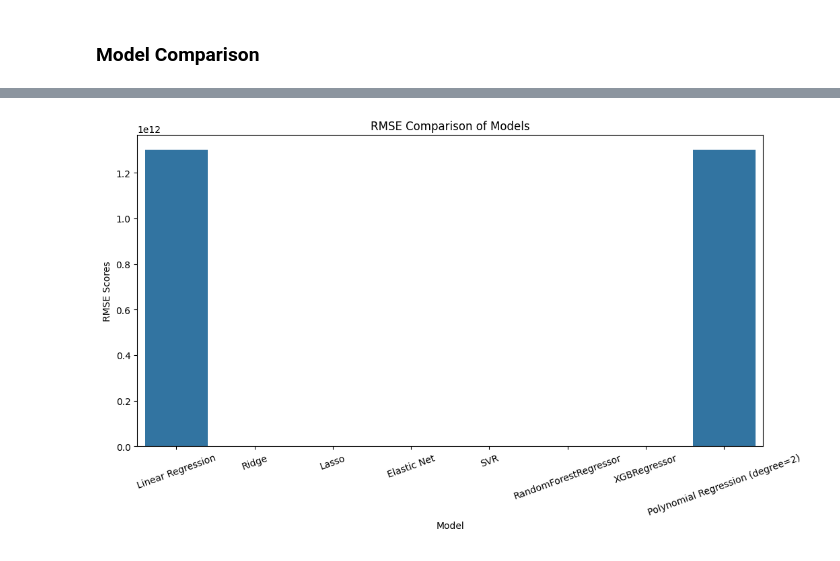
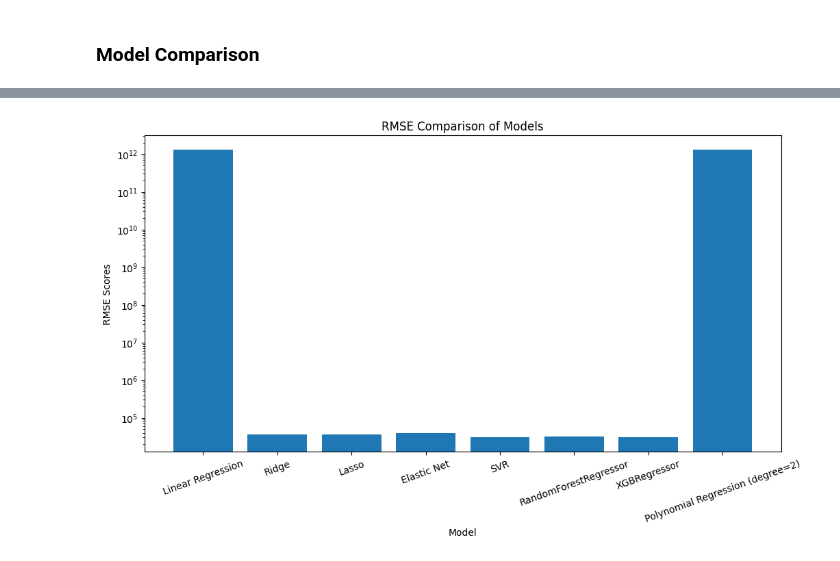
Before and after one commit to nithya1820/House-Price-Prediction, a Jupyter notebook: housepricepre.ipynb, the cells around one changed output, grey strips where cells are left out. Cells and saved outputs as stored; diff of their text form; code cells hidden in the pictures.

```diff
--- a/housepricepre.ipynb
+++ b/housepricepre.ipynb
@@ -610,12 +630,14 @@ models.sort_values(by="RMSE (Cross-Validation)")
 | 7 | Polynomial Regression (degree=2) | 4.299852e+15 | 6.149224e+32 | 2.479763e+16 | -8.016901e+22 | 1.300215e+12 |
 # %%
 plt.figure(figsize=(12, 6))
-sns.barplot(x=models['Model'], y=models['RMSE (Cross-Validation)'])
+plt.bar(models['Model'], models['RMSE (Cross-Validation)'])
+plt.yscale('log')
 plt.title('RMSE Comparison of Models')
 plt.xlabel('Model')
 plt.ylabel('RMSE Scores')
 plt.xticks(rotation=20,size=10)
-# Display the plot
+plt.yticks(size=10)
+plt.tight_layout
 plt.show()
 # %% [output]
-[figure, old version]
+[figure, new version]
```
Also changed, not shown: parts of 16 cells of this notebook.
